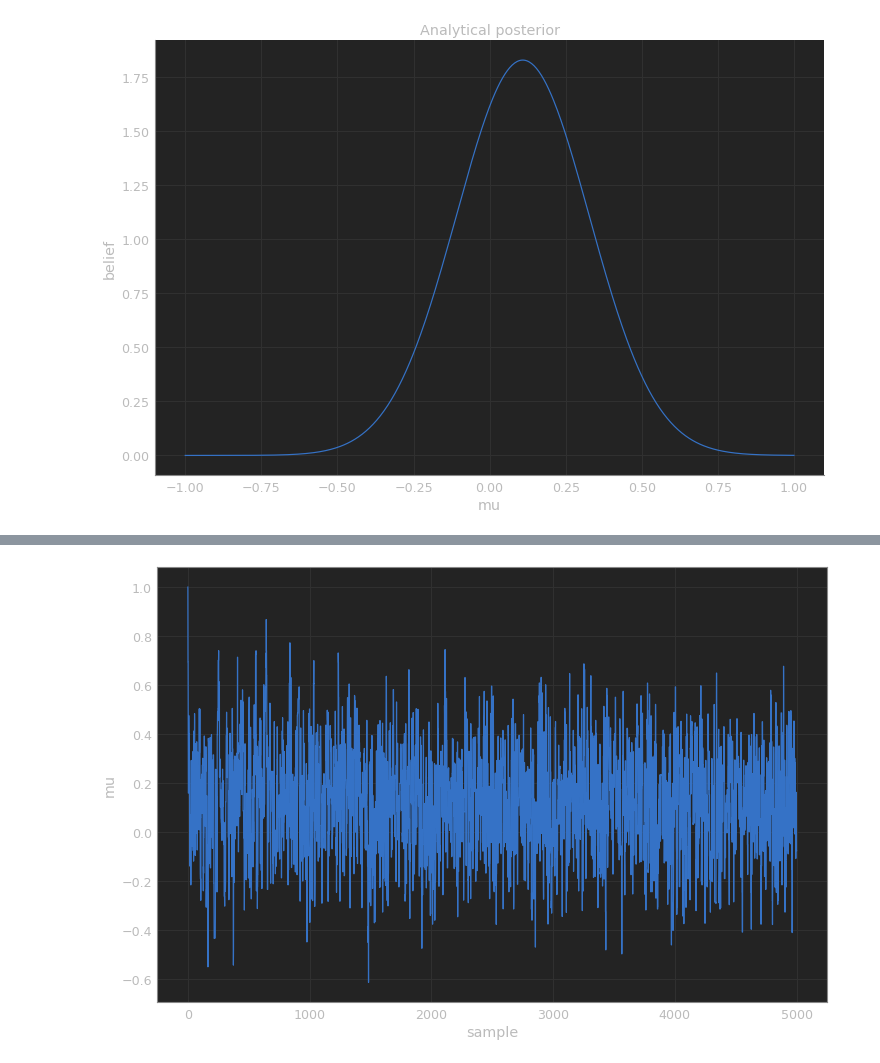
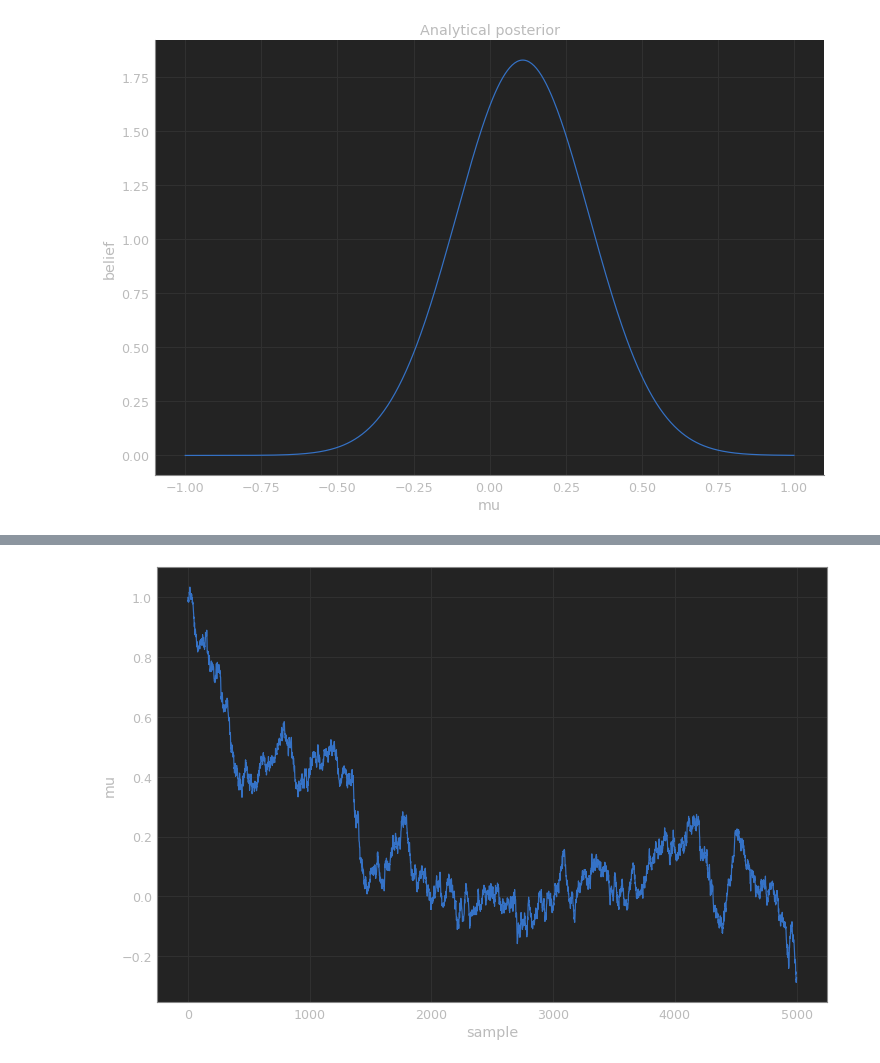
Before and after one commit to xtwxfxk/left5, a Jupyter notebook: mcmc.ipynb, the cells around one changed output, grey strips where cells are left out. Saved outputs shown, nothing was run; the diff lists cells and outputs as text; code cells hidden in the pictures.

```diff
--- a/mcmc.ipynb
+++ b/mcmc.ipynb
@@ -162,10 +183,10 @@ ax.legend();
 # %%
-posterior_small = sampler(data, samples=5000, mu_init=1., proposal_width=.33)
+posterior_small = sampler(data, samples=5000, mu_init=1., proposal_width=.01)
 fig, ax = plt.subplots()
 ax.plot(posterior_small);
 _ = ax.set(xlabel='sample', ylabel='mu');
 # %% [output]
-[figure, old version]
+[figure, new version]
 # %%
 posterior_large = sampler(data, samples=5000, mu_init=1., proposal_width=3.)
 fig, ax = plt.subplots()
```
Also changed, not shown: parts of 15 cells of this notebook, 2 other files.
